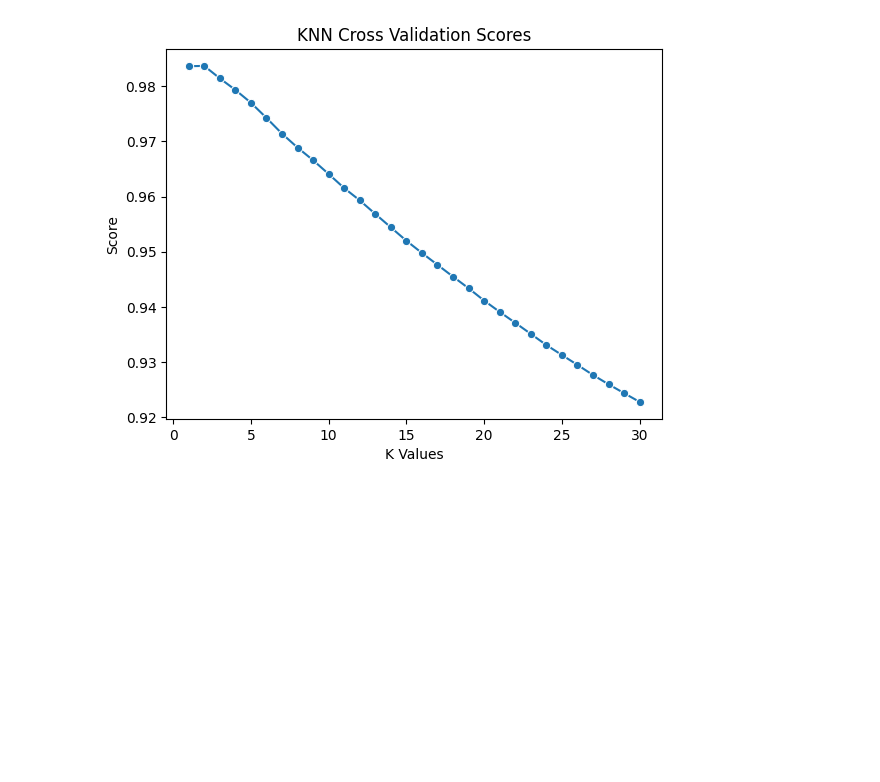
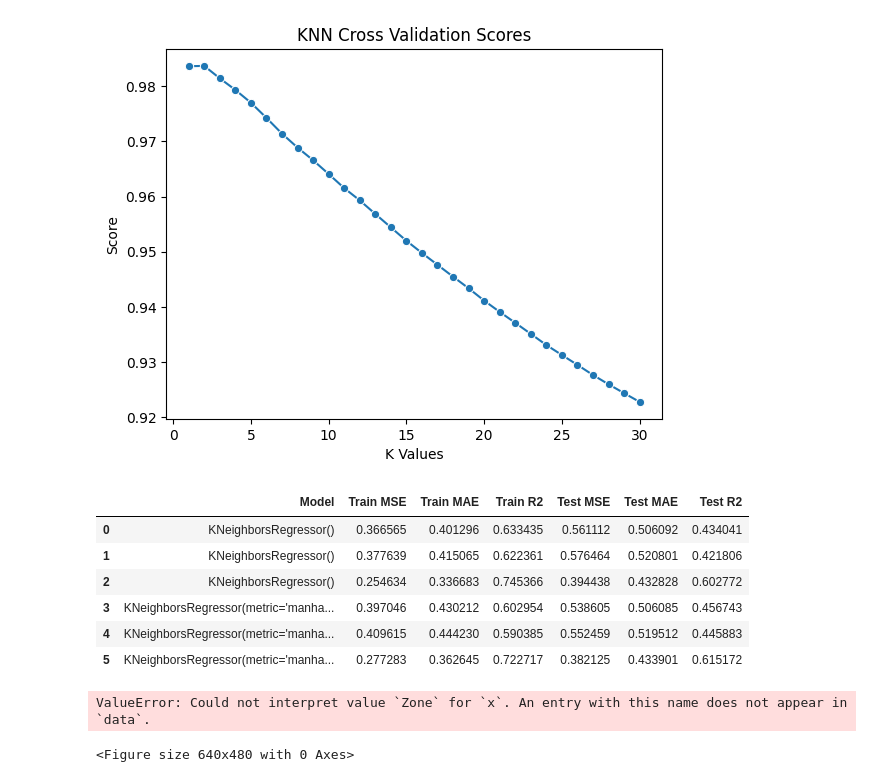
Before and after one commit to salahmak/ML-project, a Jupyter notebook: knn.ipynb, the cells around one changed output. Cells and saved outputs as stored; diff of their text form; code cells hidden in the pictures; blank space fills up the shorter version.

```diff
--- a/knn.ipynb
+++ b/knn.ipynb
@@ -27,6 +27,8 @@ from sklearn.model_selection import cross_val_score
 ## Initial Modeling Approach: Raw Data
 
 We will begin our exploration by applying the KNN algorithm directly to the original data, **without** any preprocessing steps. This initial approach will serve as a baseline for comparison as we investigate the potential benefits of data preprocessing techniques we applied.
+# %%
+models_results = []
 # %%
 df_original = pd.read_csv('data/data.csv')
 
@@ -653,3 +668,36 @@ plt.show()
 Best score is 0.9836684989087395
 Best K is 2
 [figure]
+# %%
+results = pd.DataFrame(models_results)
+results
+# %% [output]
+|  | Model | Train MSE | Train MAE | Train R2 | Test MSE | Test MAE | Test R2 |
+| 0 | KNeighborsRegressor() | 0.366565 | 0.401296 | 0.633435 | 0.561112 | 0.506092 | 0.434041 |
+| 1 | KNeighborsRegressor() | 0.377639 | 0.415065 | 0.622361 | 0.576464 | 0.520801 | 0.421806 |
+| 2 | KNeighborsRegressor() | 0.254634 | 0.336683 | 0.745366 | 0.394438 | 0.432828 | 0.602772 |
+| 3 | KNeighborsRegressor(metric='manha... | 0.397046 | 0.430212 | 0.602954 | 0.538605 | 0.506085 | 0.456743 |
+| 4 | KNeighborsRegressor(metric='manha... | 0.409615 | 0.444230 | 0.590385 | 0.552459 | 0.519512 | 0.445883 |
+| 5 | KNeighborsRegressor(metric='manha... | 0.277283 | 0.362645 | 0.722717 | 0.382125 | 0.433901 | 0.615172 |
+# %%
+# Plotting using Seaborn
+sns.set(style="whitegrid")
+
+# Plotting for Train MSE vs Zone
+plt.figure()
+sns.barplot(x="Zone", y="Train MSE", hue="Model", data=results)
+plt.title("Train MSE vs Zone")
+plt.xlabel("Zone")
+plt.ylabel("Train MSE")
+plt.show()
+
+# Plotting for Test R2 vs Zone
+plt.figure()
+sns.barplot(x="Zone", y="Test R2", hue="Model", data=results)
+plt.title("Test R2 vs Zone")
+plt.xlabel("Zone")
+plt.ylabel("Test R2")
+plt.show()
+# %% [output]
+ValueError: Could not interpret value `Zone` for `x`. An entry with this name does not appear in `data`.
+<Figure size 640x480 with 0 Axes>
```
Also changed, not shown: parts of 8 cells of this notebook, 2 other files.
